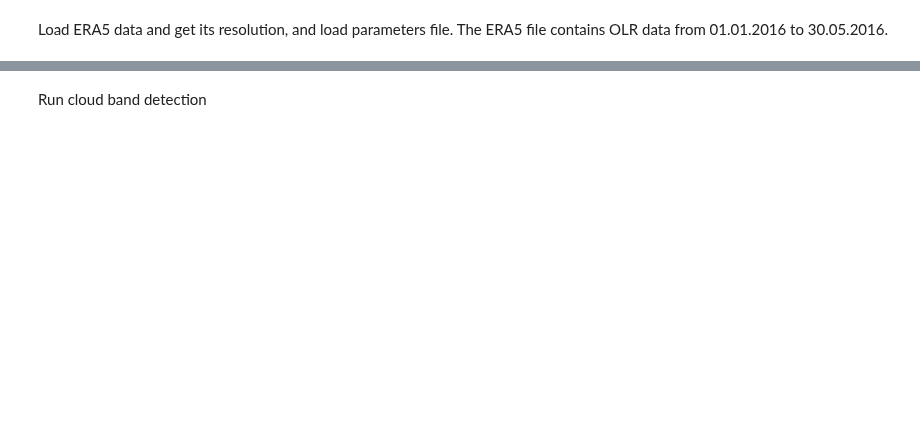
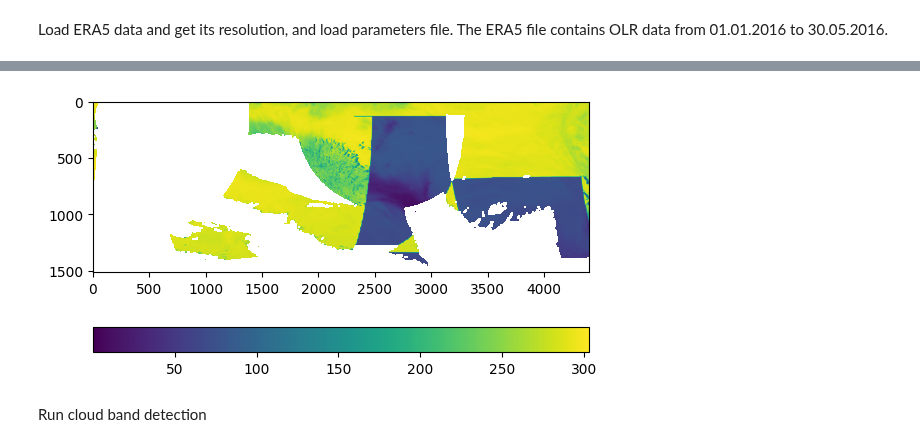
Before and after one commit to romainpilon/cloudbandPy, a Jupyter notebook: notebooks/plot_evolution_of_cloud_bands_southPacific_TB.ipynb, the cells around one changed output, grey strips where cells are left out. Saved outputs shown, nothing was run; the diff lists cells and outputs as text; code cells hidden in the pictures; blank space fills up the shorter version.

```diff
--- a/notebooks/plot_evolution_of_cloud_bands_southPacific_TB.ipynb
+++ b/notebooks/plot_evolution_of_cloud_bands_southPacific_TB.ipynb
@@ -19,8 +21,11 @@ config = load_ymlfile(config_file, isconfigfile=True)
 config_event = config.copy()
 # update datetime dates from config file
 add_startend_datetime2config(config_event)
-config_event["parameters_file"] = os.path.join("../parameters/parameters_southhemisphere.yml")
+config_event["parameters_file"] = os.path.join(
+    "../parameters/parameters_southhemisphere.yml"
+)
 # No need to save any files
 config_event["save_dailyvar"] = False
 config_event["save_listcloudbands"] = False
+config["dir_figures"] = "./"
 # %% [output]
@@ -44,3 +51,12 @@ tb2process, parameters, listofdates, lats, lons, resolution = run_load_data(conf
+# %%
+masked_tb = np.ma.masked_where(np.isnan(tb2process[0]), tb2process[0])
+# masked_tb = np.ma.masked_where(np.isnan(tb2process[0]) | (tb2process[0] == 0), tb2process[0])
+
+plt.imshow(masked_tb, cmap='viridis')
+plt.colorbar(orientation="horizontal")
+plt.show()
+# %% [output]
+[figure, added]
 # %% [markdown]
 Run cloud band detection
 # %%
```
Also changed, not shown: parts of 6 cells of this notebook, 1 other file.
